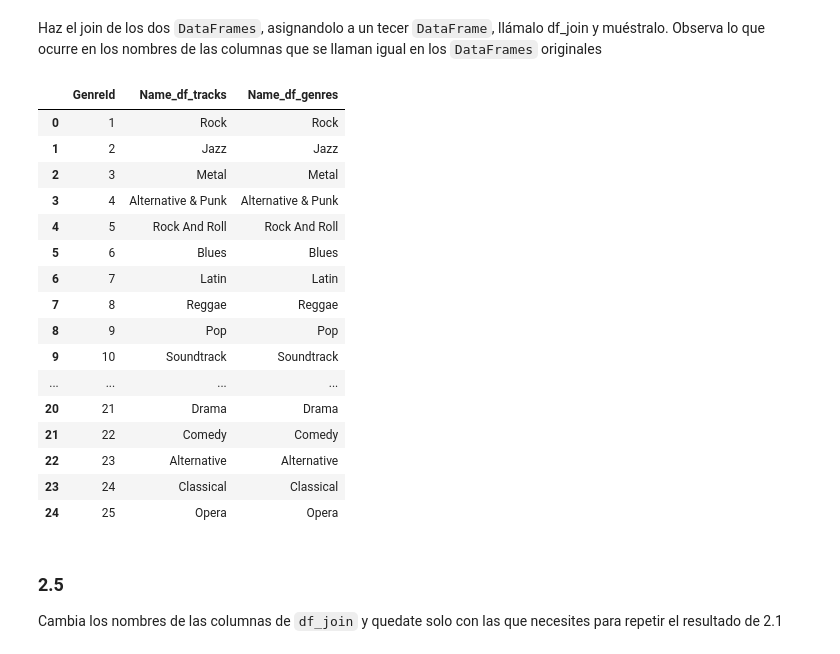
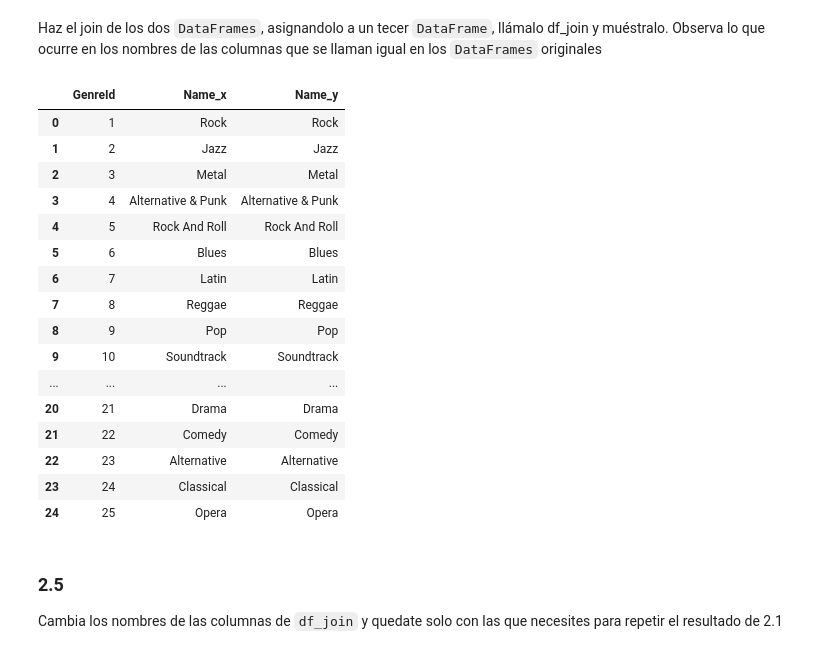
Before and after one commit to will9pv22/ONLINE_DS_THEBRIDGE_EJERCICIOS_GUILLEMP, a Jupyter notebook: Sprint_06/Unidad_01/Practica_Obligatoria/18_Practica_Obligatoria_SQL.ipynb, the cells around one changed output. Cells and saved outputs as stored; diff of their text form; code cells hidden in the pictures.

```diff
--- a/Sprint_06/Unidad_01/Practica_Obligatoria/18_Practica_Obligatoria_SQL.ipynb
+++ b/Sprint_06/Unidad_01/Practica_Obligatoria/18_Practica_Obligatoria_SQL.ipynb
@@ -206,6 +206,6 @@ connection_1 = sqlite3.connect("./data/chinook.db")
 query = "SELECT * FROM tracks"
 df_tracks = pd.read_sql_query(query, connection_1)
 # %%
-connection_2 = sqlite3.connect("./data/chinook.db")
+
 query = "SELECT * FROM genres"
-df_genres = pd.read_sql_query(query, connection_2)
+df_genres = pd.read_sql_query(query)
@@ -223,10 +225,10 @@ b. genre_id es la columna de cruce
 # %% [markdown]
 Haz el join de los dos `DataFrames`, asignandolo a un tecer `DataFrame`, llámalo df_join y muéstralo. Observa lo que ocurre en los nombres de las columnas que se llaman igual en los `DataFrames` originales
 # %%
-df_join = pd.merge(df_tracks, df_genres, on = ["GenreId"], suffixes=("_df_tracks","_df_genres"), how =  "outer")
+df_join = df_tracks.merge(df_genres, how =  "left", on = "GenreId")
 df_join
 # %% [output]
-|  | GenreId | Name_df_tracks | Name_df_genres |
+|  | GenreId | Name_x | Name_y |
 | 0 | 1 | Rock | Rock |
 | 1 | 2 | Jazz | Jazz |
 | 2 | 3 | Metal | Metal |
```
Also changed, not shown: parts of 5 cells of this notebook, 1 other file.
